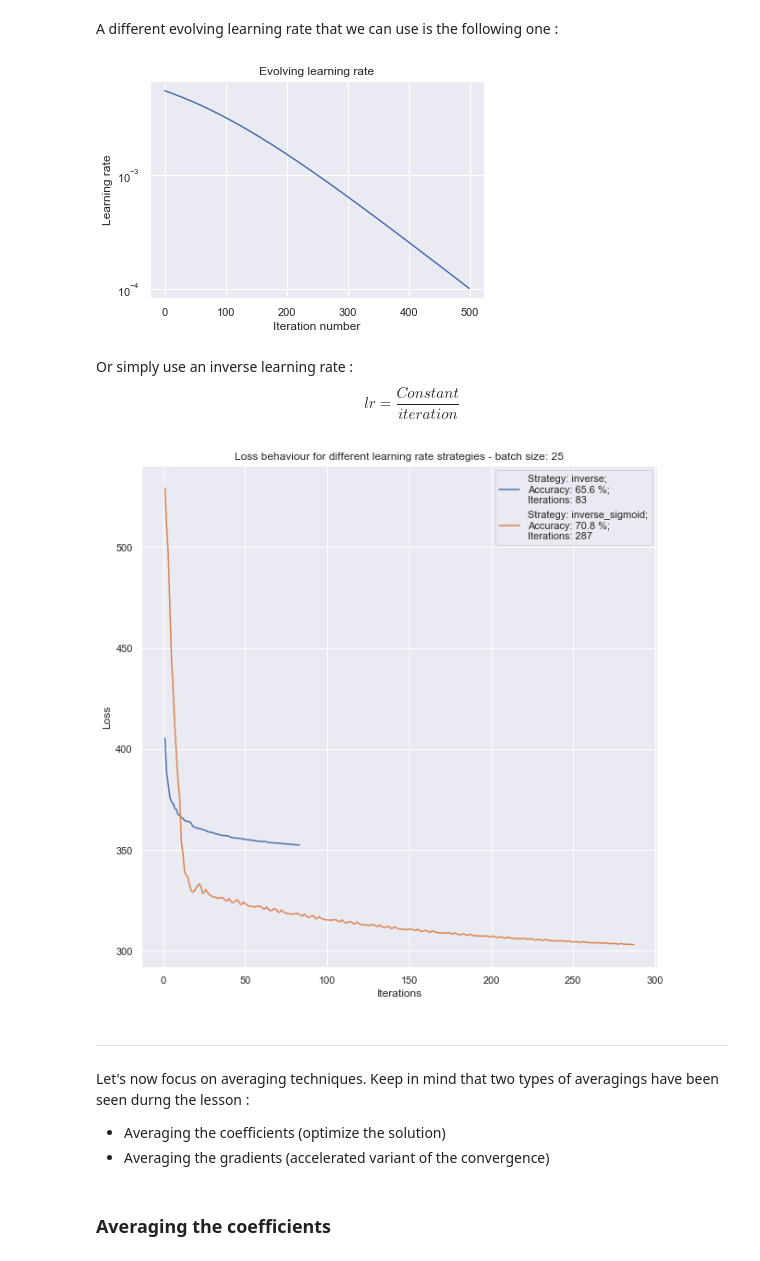
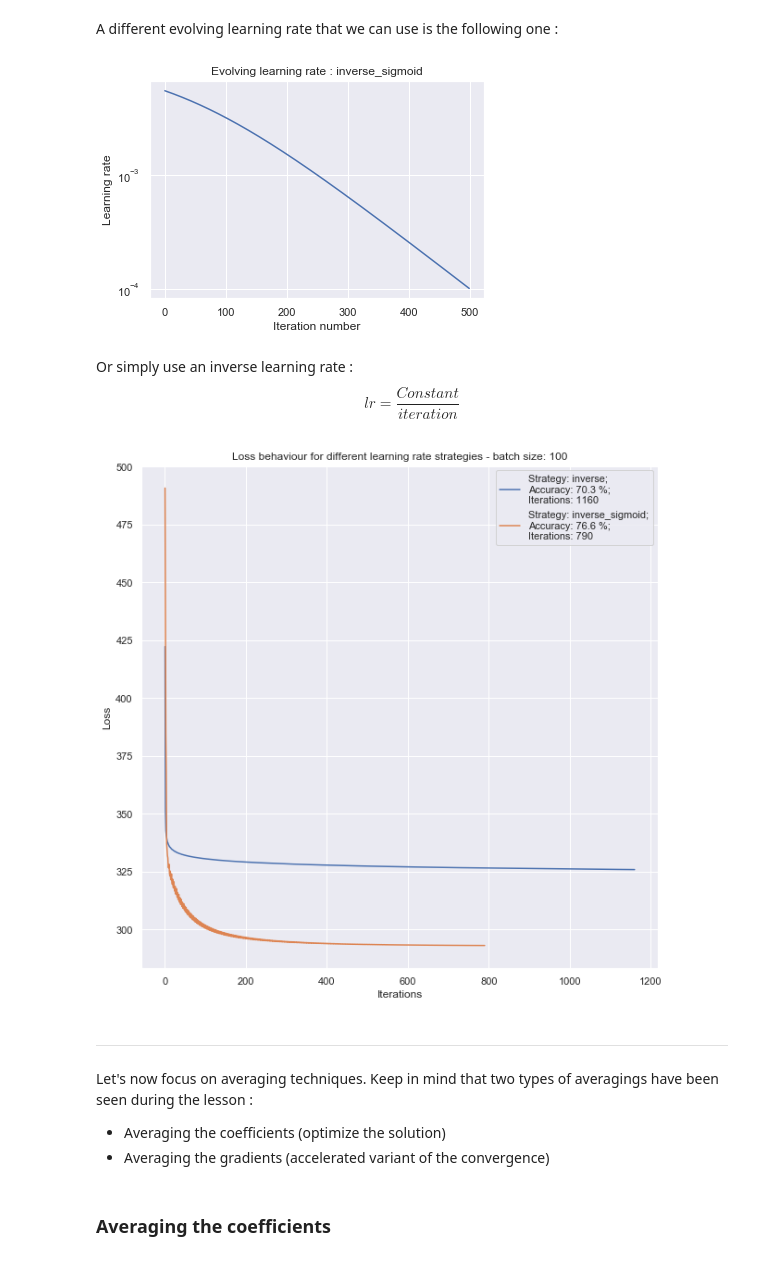
Before and after one commit to EmmanuelJhno/AML-labs, a Jupyter notebook: Cours 4 - TP/l3_Brandeis_Jehanno.ipynb, the cells around one changed output. Cells and saved outputs as stored; diff of their text form; code cells hidden in the pictures.

```diff
--- a/Cours 4 - TP/l3_Brandeis_Jehanno.ipynb
+++ b/Cours 4 - TP/l3_Brandeis_Jehanno.ipynb
@@ -50,6 +51,9 @@ where $x_i$ is the vector of features for the observation $i$ and $y_i \in \{-1,
 We first use the `sklearn` implementation:
 # %%
 from sklearn.linear_model import LogisticRegression
-model = LogisticRegression(penalty="l2", C=2)
+model = LogisticRegression(penalty="l2", C=2, solver='lbfgs')
+start = time.time()
 model.fit(diabetes_train_x, diabetes_train_y)
+end = time.time()
+print("Execution time for sklearn's implementation: {:.3f} seconds".format(end-start))
 y_pred = model.predict(diabetes_test_x)
@@ -344,6 +357,16 @@ The maximum value of the stepsize for alpha=0.001 the stepsize is : 0.0008708539
 # %% [markdown]
 Apply to the data
 # %%
-my_model = StochasticLogisticRegression(reg=.001, lr=1e-3, batch_size=100, max_iter=2000, lr_strategy="inverse", tol=0.001)
-my_model.fit(diabetes_train_x, diabetes_train_y, start=np.random.rand(diabetes_train_x.shape[1]))
+from sklearn.metrics import accuracy_score
+my_model = StochasticLogisticRegression(reg=.001, lr=1e-3, batch_size=100, max_iter=2000,
+                                        lr_strategy="inverse_sigmoid", tol=0.0001, intercept=True)
+# In order to compare with sklearn's implementation, we use the same standard tol
+start = time.time()
+my_model.fit(diabetes_train_x, diabetes_train_y, start=np.random.rand(diabetes_train_x.shape[1]+1))
+end = time.time()
+
 y_pred = my_model.predict(diabetes_test_x)
+acc = accuracy_score(diabetes_test_y, y_pred)
+print("Accuracy score for our implementation: {:.3f}".format(acc))
+print("Our implementation took {0:.3f} seconds and {1} iterations to converge.".format(end-start,
+                                                                                       len(my_model.f_history_)))
@@ -391,43 +412,43 @@ plt.xlabel('Iteration number')
 plt.ylabel('Learning rate')
 plt.show()
 # %% [output]
-[figure, old version]
+[figure, new version]
 # %% [markdown]
 Or simply use an inverse learning rate : $$lr = \frac{Constant}{iteration}$$
 # %%
-batch_size = 25
+batch_size = 100
 predictions = {}
 loss_history = {}
 
 for strat in ["inverse", "inverse_sigmoid"]:
     model = StochasticLogisticRegression(reg=1, lr=0.01,
-                                          batch_size=batch_size,
-                                          max_iter=1500, tol=0.001,
-                                          lr_strategy=strat)
+                                         batch_size=batch_size,
+                                         max_iter=1500, tol=0.001,
+                                         lr_strategy=strat, intercept=False)
     model.fit(diabetes_train_x, diabetes_train_y, start=np.random.rand(diabetes_train_x.shape[1]))
     predictions[strat] = model.predict(diabetes_test_x)
     loss_history[strat] = model.f_history_
 # %%
 plt.figure(figsize=(10,10))
 
 for strategy, y_pred in predictions.items():
     plt.plot([i for i in range(1,len(loss_history[strategy])+1)],
              loss_history[strategy],
              label="Strategy: {};\nAccuracy: {:.1f} %;\nIterations: {}".format(strategy,
                                                                               accuracy_score(diabetes_test_y,
                                                                                              y_pred)*100,
                                                                               len(loss_history[strategy])))
 plt.legend()
 plt.xlabel("Iterations")
 plt.ylabel("Loss")
-plt.title("Loss behaviour for different learning rate strategies - batch size: 25")
+plt.title("Loss behaviour for different learning rate strategies - batch size: "+str(batch_size))
 plt.show()
 # %% [output]
-[figure, old version]
+[figure, new version]
 # %% [markdown]
 -----------
 # %% [markdown]
-Let's now focus on averaging techniques. Keep in mind that two types of averagings have been seen durng the lesson :
+Let's now focus on averaging techniques. Keep in mind that two types of averagings have been seen during the lesson :
  - Averaging the coefficients (optimize the solution)
  - Averaging the gradients (accelerated variant of the convergence)
 # %% [markdown]
```
Also changed, not shown: parts of 14 cells of this notebook.
